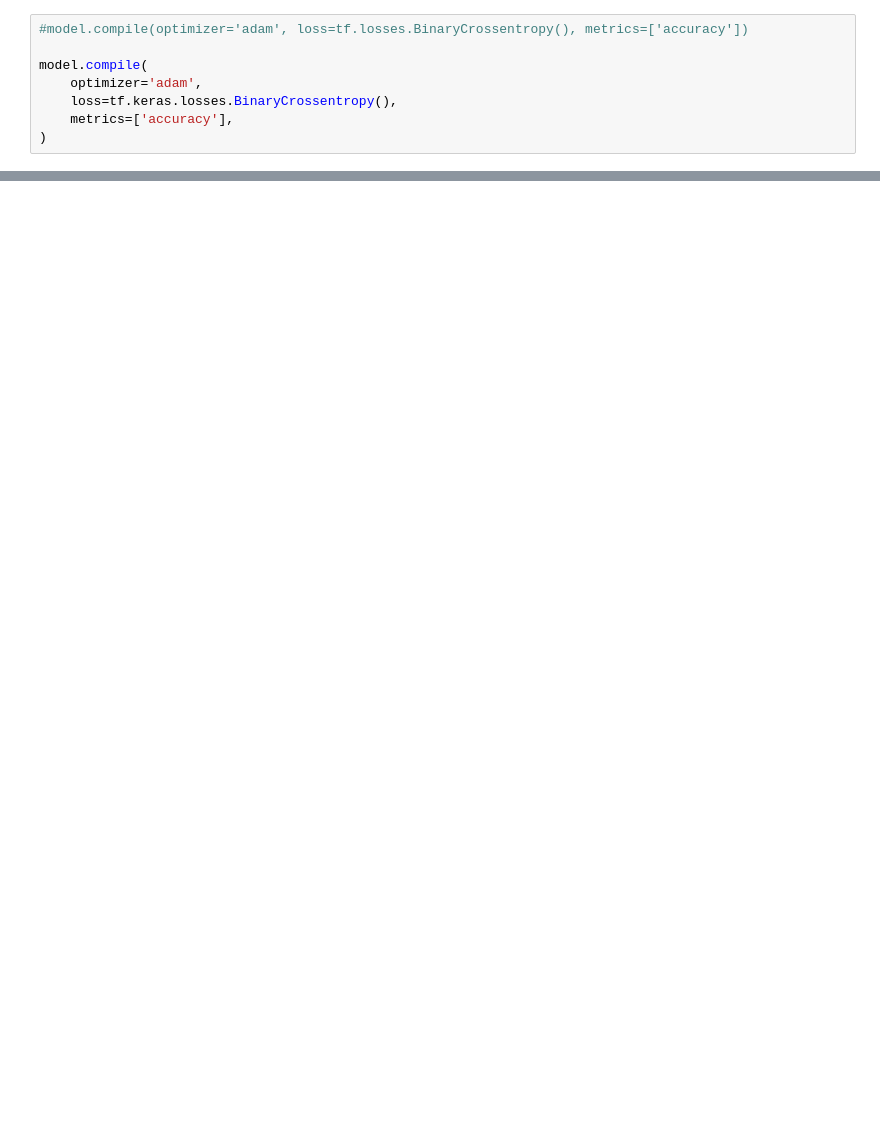
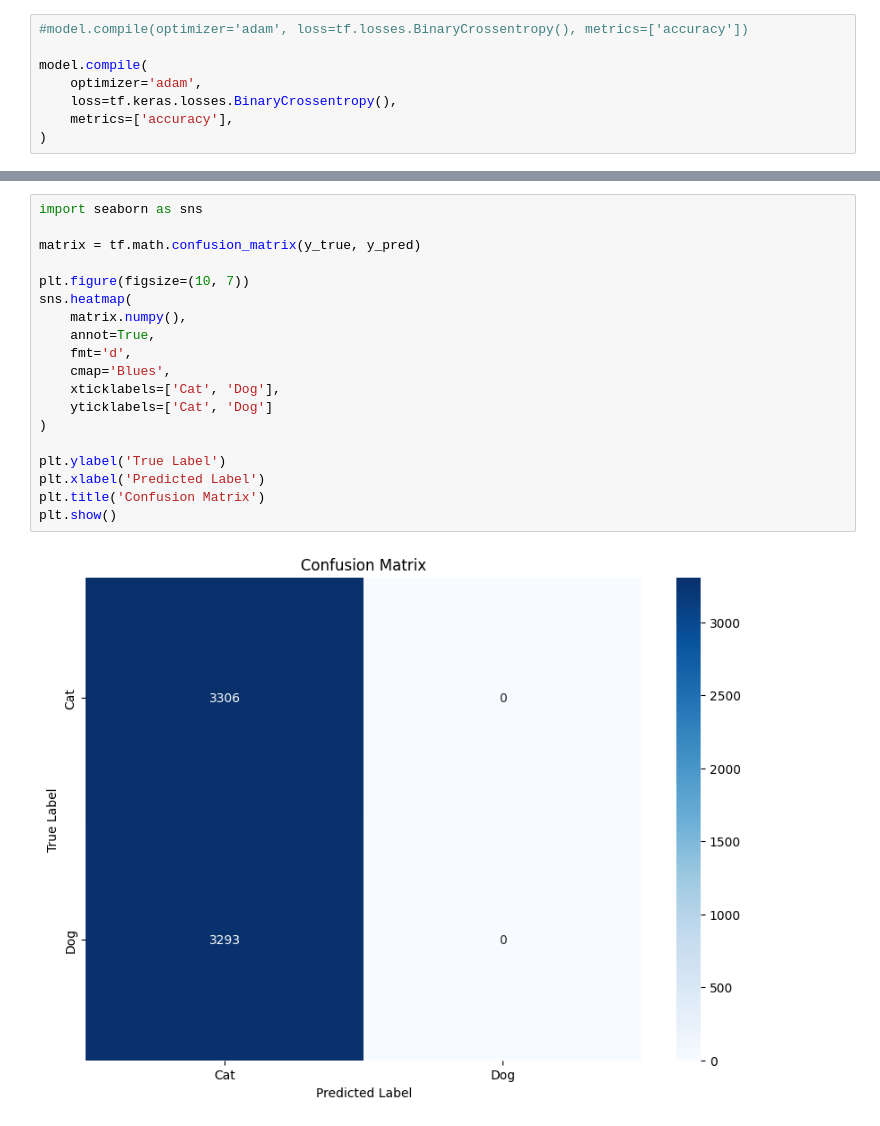
Before and after one commit to Bernardo-07/Convolutional-Neural-Network, a Jupyter notebook: main.ipynb, the cells around one changed output, grey strips where cells are left out. Saved outputs shown, nothing was run; the diff lists cells and outputs as text; blank space fills up the shorter version.

Commit message:
model predict

```diff
--- a/main.ipynb
+++ b/main.ipynb
@@ -156,0 +191,21 @@ if 'accuracy' in hist.history:
+# %%
+import seaborn as sns
+
+matrix = tf.math.confusion_matrix(y_true, y_pred)
+
+plt.figure(figsize=(10, 7))
+sns.heatmap(
+    matrix.numpy(),
+    annot=True,
+    fmt='d',
+    cmap='Blues',
+    xticklabels=['Cat', 'Dog'],
+    yticklabels=['Cat', 'Dog']
+)
+
+plt.ylabel('True Label')
+plt.xlabel('Predicted Label')
+plt.title('Confusion Matrix')
+plt.show()
+# %% [output]
+[figure, added]
```
Also changed, not shown: parts of 12 cells of this notebook, 1 other file.
